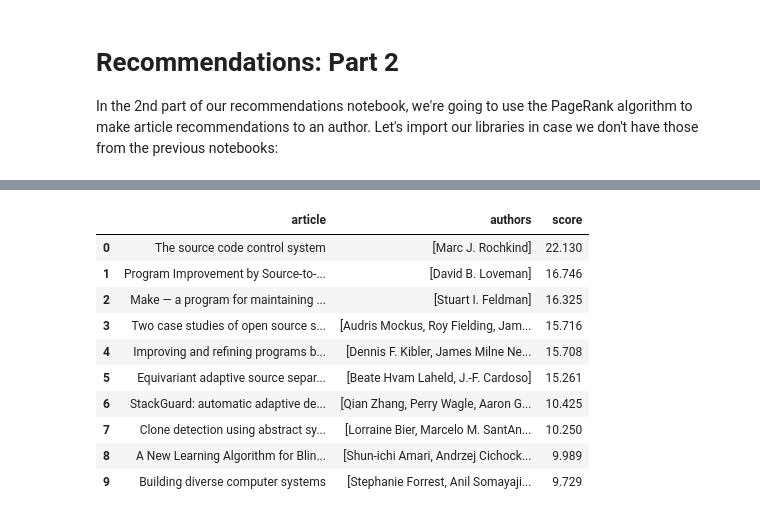
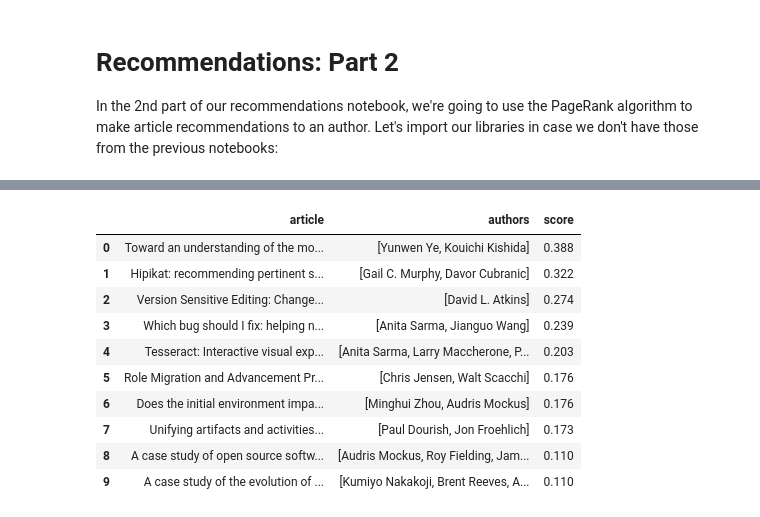
Before and after one commit to mneedham/data-science-training, a Jupyter notebook: 03_Recommendations_Part2.ipynb, the cells around one changed output, grey strips where cells are left out. Cells and saved outputs as stored; diff of their text form; code cells hidden in the pictures.

```diff
--- a/03_Recommendations_Part2.ipynb
+++ b/03_Recommendations_Part2.ipynb
@@ -28,4 +108,4 @@ The following code will create a full text search index on the 'title' and 'abst
 query = """
 CALL db.index.fulltext.createNodeIndex('articles', ['Article'], ['title', 'abstract'])
 """
-graph.run(query).to_data_frame()
+graph.run(query).data()
@@ -39,0 +114,8 @@ The following
+# %%
+query = """
+CALL db.index.fulltext.queryNodes("articles", "open source")
+YIELD node, score
+RETURN node.title, score, [(author)<-[:AUTHOR]-(node) | author.name] AS authors
+LIMIT 10
+"""
+graph.run(query).to_data_frame()
@@ -39,0 +136,11 @@ The following
+# %%
+query = """
+CALL db.index.fulltext.queryNodes("articles", "open source")
+YIELD node, score
+MATCH (node)-[:AUTHOR]->(author)
+RETURN author.name, sum(score) AS totalScore, collect(node.title) AS articles
+ORDER By totalScore DESC
+LIMIT 20
+"""
+
+graph.run(query).to_data_frame()
@@ -40,23 +167,22 @@ The following
 # %%
 query = """
-MATCH (a:Article)-[:AUTHOR]->(author:Author)
-WHERE author.name=$authorName
-WITH author, collect(a) as articles
+MATCH (a:Author {name: $author})<-[:AUTHOR]-(article)-[:CITED]->(other)
+WITH a, collect(article) + collect(other) AS sourceNodes
 CALL algo.pageRank.stream(
   'CALL db.index.fulltext.queryNodes("articles", $searchTerm)
    YIELD node, score
    RETURN id(node) as id',
   'MATCH (a1:Article)-[:CITED]->(a2:Article)
    RETURN id(a1) as source,id(a2) as target',
-  {sourceNodes: articles,graph:'cypher', params: {searchTerm: $searchTerm}})
+  {sourceNodes: sourceNodes,graph:'cypher', params: {searchTerm: $searchTerm}})
 YIELD nodeId, score
 WITH algo.getNodeById(nodeId) AS n, score
-WHERE not(exists((author)<-[:AUTHOR]-(n)))
+WHERE not(exists((a)<-[:AUTHOR]-(n))) AND score > 0
 RETURN n.title as article, score, [(n)-[:AUTHOR]->(author) | author.name][..5] AS authors
 order by score desc limit 10
 """
 
-params = {"authorName": "Tao Xie", "searchTerm": "open source"}
+params = {"author": "Tao Xie", "searchTerm": "open source"}
 graph.run(query, params).to_data_frame()
 # %% [output]
 |  | article | authors | score |
@@ -73,15 +199,15 @@ graph.run(query, params).to_data_frame()
 # %%
-params = {"authorName": "Margus Veanes", "searchTerm": "open source"}
+params = {"author": "Marco Aurélio Gerosa", "searchTerm": "open source"}
 graph.run(query, params).to_data_frame()
 # %% [output]
 |  | article | authors | score |
-| 0 | The source code control system | [Marc J. Rochkind] | 22.130 |
-| 1 | Program Improvement by Source-to-... | [David B. Loveman] | 16.746 |
-| 2 | Make — a program for maintaining ... | [Stuart I. Feldman] | 16.325 |
-| 3 | Two case studies of open source s... | [Audris Mockus, Roy Fielding, Jam... | 15.716 |
-| 4 | Improving and refining programs b... | [Dennis F. Kibler, James Milne Ne... | 15.708 |
-| 5 | Equivariant adaptive source separ... | [Beate Hvam Laheld, J.-F. Cardoso] | 15.261 |
-| 6 | StackGuard: automatic adaptive de... | [Qian Zhang, Perry Wagle, Aaron G... | 10.425 |
-| 7 | Clone detection using abstract sy... | [Lorraine Bier, Marcelo M. SantAn... | 10.250 |
-| 8 | A New Learning Algorithm for Blin... | [Shun-ichi Amari, Andrzej Cichock... | 9.989 |
-| 9 | Building diverse computer systems | [Stephanie Forrest, Anil Somayaji... | 9.729 |
+| 0 | Toward an understanding of the mo... | [Yunwen Ye, Kouichi Kishida] | 0.388 |
+| 1 | Hipikat: recommending pertinent s... | [Gail C. Murphy, Davor Cubranic] | 0.322 |
+| 2 | Version Sensitive Editing: Change... | [David L. Atkins] | 0.274 |
+| 3 | Which bug should I fix: helping n... | [Anita Sarma, Jianguo Wang] | 0.239 |
+| 4 | Tesseract: Interactive visual exp... | [Anita Sarma, Larry Maccherone, P... | 0.203 |
+| 5 | Role Migration and Advancement Pr... | [Chris Jensen, Walt Scacchi] | 0.176 |
+| 6 | Does the initial environment impa... | [Minghui Zhou, Audris Mockus] | 0.176 |
+| 7 | Unifying artifacts and activities... | [Paul Dourish, Jon Froehlich] | 0.173 |
+| 8 | A case study of open source softw... | [Audris Mockus, Roy Fielding, Jam... | 0.110 |
+| 9 | A case study of the evolution of ... | [Kumiyo Nakakoji, Brent Reeves, A... | 0.110 |
```
Also changed, not shown: parts of 16 cells of this notebook, 1 other file.
